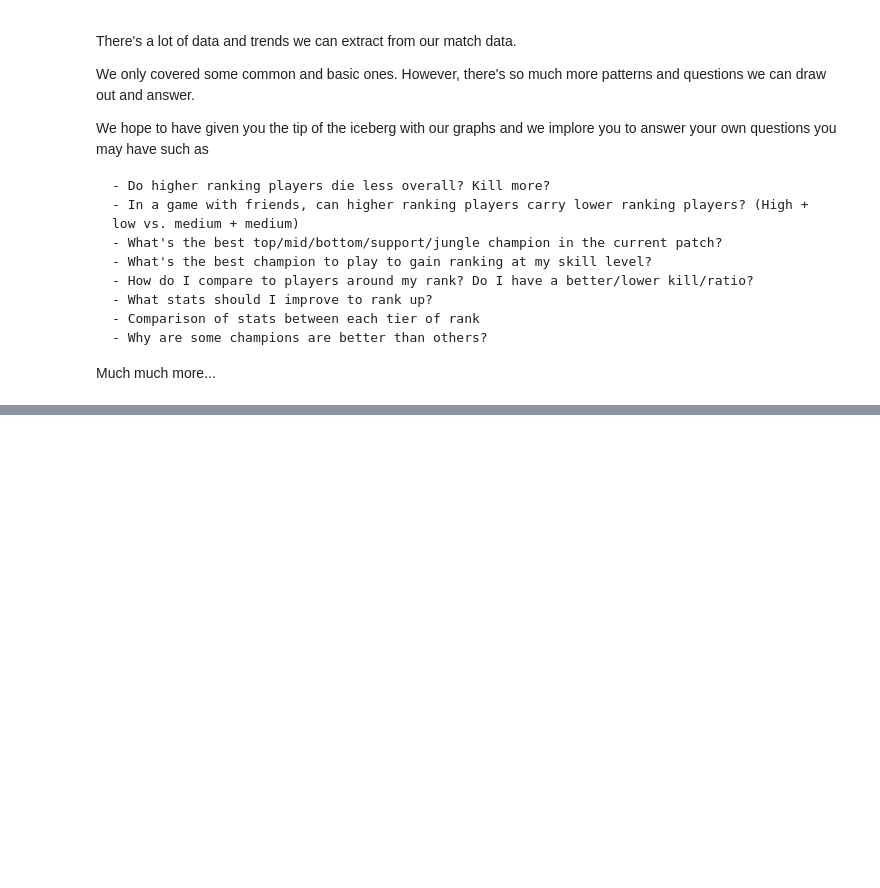
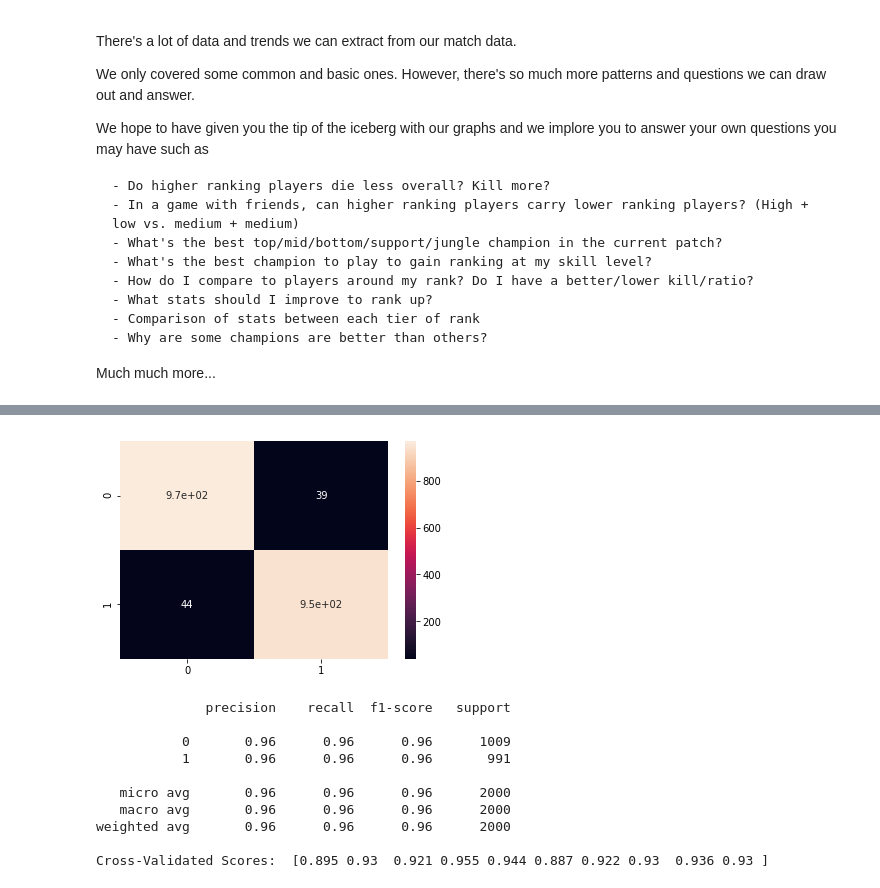
Before and after one commit to gliu36/320-final-project, a Jupyter notebook: finaltutorial.ipynb, the cells around one changed output, grey strips where cells are left out. Cells and saved outputs as stored; diff of their text form; code cells hidden in the pictures; blank space fills up the shorter version.

```diff
--- a/finaltutorial.ipynb
+++ b/finaltutorial.ipynb
@@ -599,0 +615,21 @@ We hope to have given you the tip of the iceberg with our graphs and we implore
+# %%
+# One-hot encode our dataset to allow for our models to work well and efficiently
+def encode(df):
+    new_df = df.copy()
+    vectorize_me = ['win', 'role', 'tier', 'rank', 'teamFirstBlood', 'teamFirstTowerKill', \
+                       'teamFirstInhibitor', 'teamFirstBaron', 'teamFirstDragon', 'teamFirstRiftHerald']
+    for v in vectorize_me:
+        if v in new_df:
+            values = new_df[v].unique()
+            n = len(values)
+            mapping = dict(zip(values, range(n)))
+            new_df[v] = new_df[v].replace(mapping)
+    return new_df
+# %%
+full_df = matches[['win', 'gameDuration', 'role', 'tier', 'rank', 'kills', 'deaths', 'assists', 'championId', \
+             'minionsKilled', 'champLevel', 'wardsPlaced', 'goldSpent', 'visionScore', 'totalDamageDealt', \
+             'teamFirstBlood', 'teamFirstTowerKill', 'teamFirstInhibitor', 'teamFirstBaron', 'teamFirstDragon', \
+             'teamFirstRiftHerald', 'towerKills', 'inhibitorKills', 'baronKills', 'dragonKills', 'riftHeraldKills']]
+# Vectorize our data (one-hot encoding)
+df = encode(full_df)
+df.head()
@@ -599,0 +644,26 @@ We hope to have given you the tip of the iceberg with our graphs and we implore
+# %%
+X = df.drop('win', axis=1)
+y = df['win']
+
+X_train, X_test, y_train, y_test = train_test_split(X, y, test_size=.2)
+
+rf = RandomForestClassifier()
+rf.fit(X_train, y_train)
+rf_pred = rf.predict(X_test)
+conf_mat = confusion_matrix(y_test, rf_pred)
+sns.heatmap(conf_mat, annot=True)
+plt.show()
+print(classification_report(y_test, rf_pred))
+print("Cross-Validated Scores: ",cross_val_score(rf, X, y, cv=10))
+# %% [output]
+[figure, added]
+              precision    recall  f1-score   support
+
+           0       0.96      0.96      0.96      1009
+           1       0.96      0.96      0.96       991
+
+   micro avg       0.96      0.96      0.96      2000
+   macro avg       0.96      0.96      0.96      2000
+weighted avg       0.96      0.96      0.96      2000
+
+Cross-Validated Scores:  [0.895 0.93  0.921 0.955 0.944 0.887 0.922 0.93  0.936 0.93 ]
```
Also changed, not shown: parts of 48 cells of this notebook, 1 other file.
